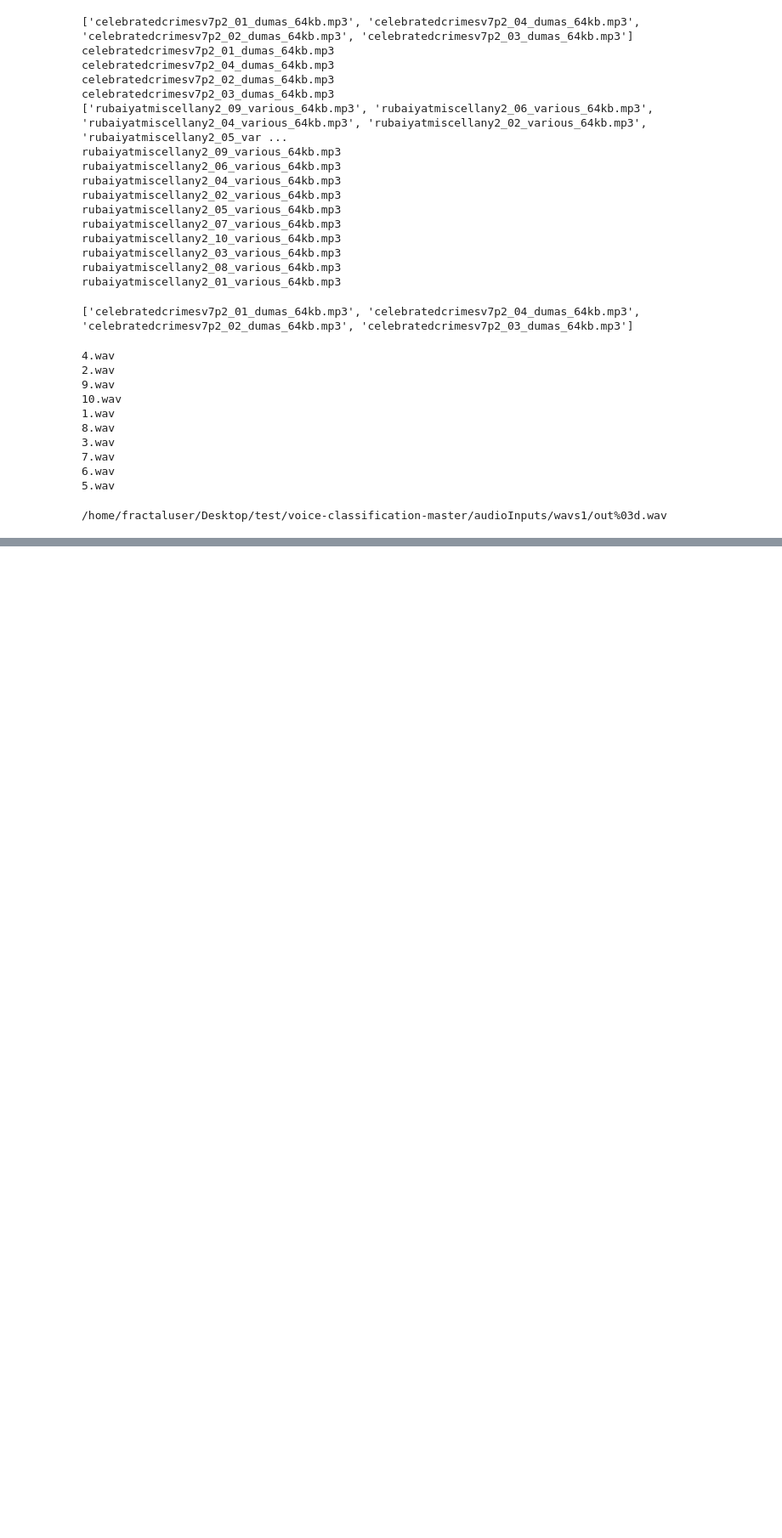
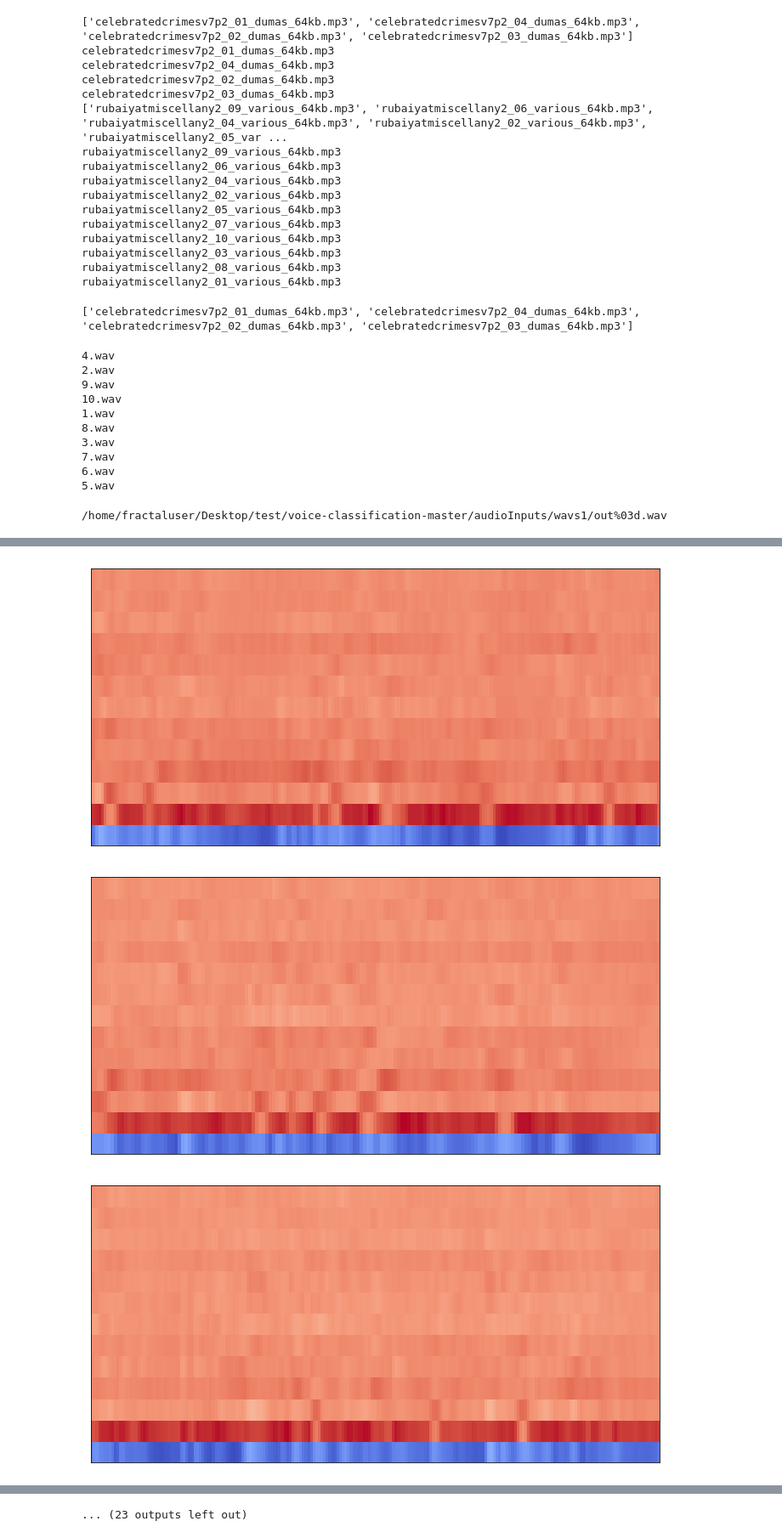
Before and after one commit to mihirp1998/SpeakAI, a Jupyter notebook: firstM.ipynb, the cells around one changed output, grey strips where cells are left out. Shown: that part at 85% size. Saved outputs shown, nothing was run; the diff lists cells and outputs as text; code cells hidden in the pictures; blank space fills up the shorter version.

Commit message:
added mfcc

```diff
--- a/firstM.ipynb
+++ b/firstM.ipynb
@@ -86,16 +81,14 @@ import subprocess
 #import sox
 # 513 800 3
 #change the range(10)
-for i in range(1):
-    files = os.listdir(r'''./data/train/wavs{}'''.format(i))
+for i in range(4):
+    files = os.listdir(r'''/home/fractaluser/Desktop/SpeakAI/data1/train/wavs{}'''.format(i))
 
-    if not os.path.exists(r'''./data/train/speaker{}'''.format(i)):
-        os.makedirs(r'''./data/train/speaker{}'''.format(i))
+    if not os.path.exists(r'''/home/fractaluser/Desktop/SpeakAI/data1/train/speaker{}'''.format(i)):
+        os.makedirs(r'''/home/fractaluser/Desktop/SpeakAI/data1/train/speaker{}'''.format(i))
 
     count = 1
-    print(files)
     for f in files:
-        cmdstring = 'sox "{}" -n spectrogram -r -o "{}"'.format(r'''./data/train/wavs{}/{}'''.format(i, f), r'''./data/train/speaker{}/{}.png'''.format(i, count))
-        print(cmdstring)
+        cmdstring = 'sox "{}" -n spectrogram -r -o "{}"'.format(r'''/home/fractaluser/Desktop/SpeakAI/data1/train/wavs{}/{}'''.format(i, f), r'''/home/fractaluser/Desktop/SpeakAI/data1/train/speaker{}/{}.png'''.format(i, count))
         subprocess.call(cmdstring, shell=True)
         count = count + 1
@@ -157,0 +172,41 @@ rubaiyatmiscellany2_01_various_64kb.mp3
+# %%
+#Spectrogram of 5 sec wav files
+import subprocess
+import subprocess
+import os
+from pydub import AudioSegment
+import os
+from os import listdir
+from os.path import isfile, join
+import librosa
+import numpy as np
+import librosa.display
+import matplotlib.pyplot as plt
+#import sox
+# 513 800 3
+#change the range(10)
+for i in range(5):
+    files = os.listdir(r'''/home/fractaluser/Desktop/SpeakAI/data123/train/wavs{}'''.format(i))
+
+    if not os.path.exists(r'''/home/fractaluser/Desktop/SpeakAI/data123/train/speaker{}'''.format(i)):
+        os.makedirs(r'''/home/fractaluser/Desktop/SpeakAI/data123/train/speaker{}'''.format(i))
+
+    count = 1
+    for f in files:
+        path= '/home/fractaluser/Desktop/SpeakAI/data123/train/wavs{}/'.format(i)+f
+        y,sr=librosa.load(path)
+        S = librosa.feature.melspectrogram(y,sr=sr,n_mels=128)
+        log_S = librosa.power_to_db(S, ref=np.max)
+        mfcc= librosa.feature.mfcc(S=log_S, n_mfcc=13)
+        plt.figure(figsize=(12, 6))
+        librosa.display.specshow(mfcc)
+        newm = '.wav{}'.format(f)
+        plt.savefig('/home/fractaluser/Desktop/SpeakAI/data123/train/speaker{}/{}'.format(i,f.strip('.wav'))+'.png')
+#         cmdstring = 'sox "{}" -n spectrogram -r -o "{}"'.format(r'''/home/fractaluser/Desktop/SpeakAI/data1/train/wavs{}/{}'''.format(i, f), r'''/home/fractaluser/Desktop/SpeakAI/data1/train/speaker{}/{}.png'''.format(i, count))
+#         subprocess.call(cmdstring, shell=True)
+
+        count = count + 1
+# %% [output]
+[figure, added]
+[figure, added]
+[figure, added]
@@ -157,0 +222 @@ rubaiyatmiscellany2_01_various_64kb.mp3
+... (23 outputs left out)
```
Also changed, not shown: parts of 7 cells of this notebook.
